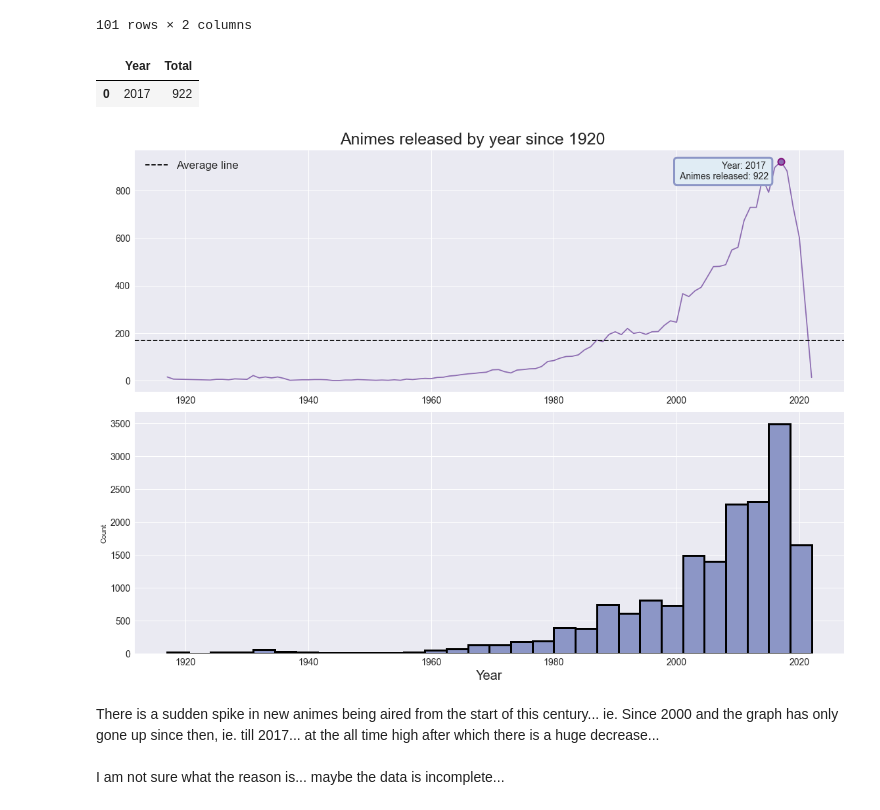
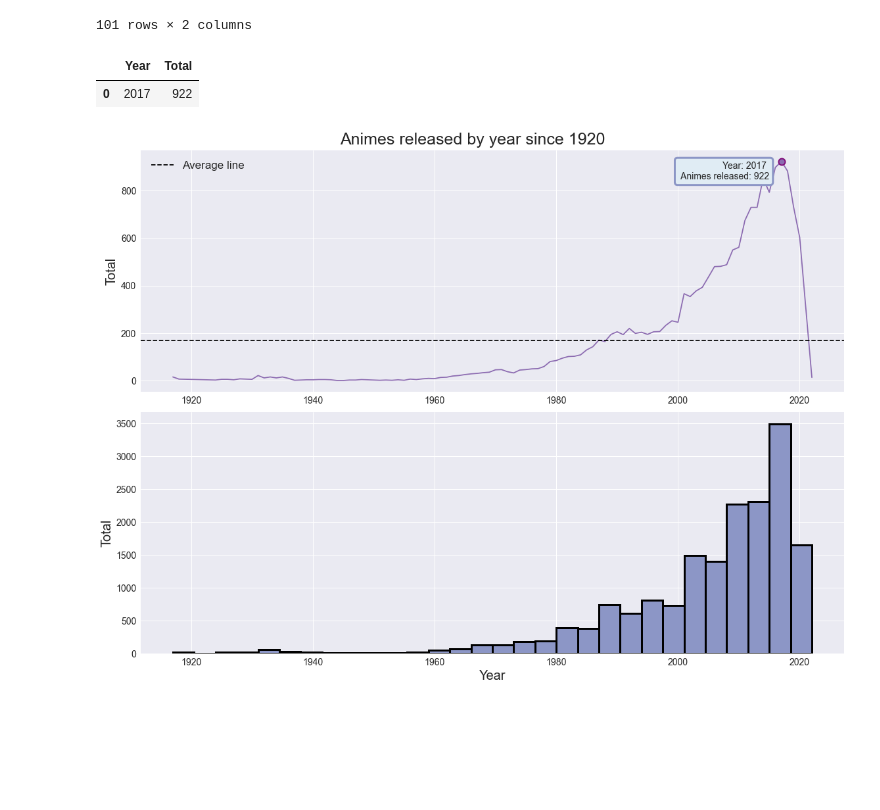
Before and after one commit to NileshSK47/Anime-Dataset-Analysis, a Jupyter notebook: Anime.ipynb, the cells around one changed output. Saved outputs shown, nothing was run; the diff lists cells and outputs as text; code cells hidden in the pictures; blank space fills up the shorter version.

```diff
--- a/Anime.ipynb
+++ b/Anime.ipynb
@@ -93,17 +92,0 @@ list1.index('Movie')
-# %%
-plt.style.use('dark_background')
-plt.figure(figsize = (16,10))
-
-x = plt.barh(sorted_ratings['Name'],sorted_ratings['Score'], edgecolor = 'k')
-for i in range(10):
-    x[i].set_color(colors[list1.index(sorted_ratings.Type[i])])
-    x[i].set_label(sorted_ratings.Type[i])
-
-plt.xlim(8.9, 9.2)
-plt.legend(labels = set(sorted_ratings.Type), fontsize = 14)
-plt.grid(visible = False)
-plt.xticks(size = 14)
-plt.yticks(size = 14)
-
-plt.gca().invert_yaxis()
-plt.show()
@@ -116,7 +97,7 @@ colors = list(sorted(colors)) + list(sorted(colors, reverse = True))
 #shapes
 # rectangle = plt.Rectangle((8.92, 1), 0.05, 0.8, zorder = 5, bbox = dict(pad = 0.3))
 
-plt.style.use('dark_background')
+plt.style.use(['seaborn','dark_background'])
 plt.figure(figsize = (20,10))
 # ax = plt.gca()
 # ax.add_patch(rectangle)
@@ -166,7 +147,7 @@ Unknown      37
 Name: Type, dtype: int64
 # %%
 plt.figure(figsize = (16,10))
-plt.style.use('seaborn')
+plt.style.use(['seaborn'])
 
 color = ['#8dd3c7','#ffffb3','#bebada','#fb8072','#80b1d3','#fdb462','#b3de69']
 
@@ -424,44 +405,43 @@ sorted_year
 | 20 | 2021 | 307 |
 | 64 | 2022 | 14 |
 101 rows × 2 columns
-# %%
-sorted_year[sorted_year['Total'] == 922]
-# %% [output]
-|  | Year | Total |
-| 0 | 2017 | 922 |
+# %%
+sorted_year[sorted_year['Total'] == 922]
+# %% [output]
+|  | Year | Total |
+| 0 | 2017 | 922 |
 # %%
 # circle = plt.Circle((2017,922), 20)
 color = ['#ffffcc','#d9f0a3','#addd8e','#78c679','#31a354','#006837']
 
 plt.style.use('seaborn')
 plt.figure(figsize = (16,12))
 plt.suptitle('Animes released by year since 1920', size = 25)
 
 ax1 = plt.subplot(211)
 ax1.plot(sorted_year.Year, sorted_year.Total, c  = '#8c6bb1')
 ax1.scatter(2017, 922, s = 100, edgecolor = '#810f7c', facecolor = '#8c6bb1', linewidth = 2, zorder = 5)
 ax1.text(2015, 922, 'Year: 2017 \n Animes released: 922', size = 14, verticalalignment = 'top',
          horizontalalignment = 'right',
          bbox = dict(pad = 5, facecolor = '#e0ecf4', edgecolor = '#8c96c6', linewidth = 3,
                      boxstyle = ("round, pad = 0.4,rounding_size = 0.3")))
 ax1.axhline(np.mean(sorted_year.Total), color = 'k', ls = '--', label = 'Average line')
+
 ax1.tick_params(axis = 'both', labelsize = 14)
 ax1.legend(fontsize = 17)
+ax1.set_ylabel('Total', size = 20)
 # ax1.add_patch(circle)
+
 
 ax2 = plt.subplot(212)
 sns.histplot(aired.Start_year, bins = 30, edgecolor = 'k', linewidth = '3', alpha = 1, color = '#8c96c6', ax = ax2)
+
 ax2.set_xlabel('Year', size = 20)
+ax2.set_ylabel('Total', size = 20)
 ax2.tick_params(axis = 'both', labelsize = 14)
 # plt.x
 
 plt.tight_layout()
 plt.show()
 # %% [output]
-[figure, old version]
+[figure, new version]
-# %% [markdown]
-There is a sudden spike in new animes being aired from the start of this century... ie. Since 2000
-and the graph has only gone up since then, ie. till 2017... at the all time high after which there is a huge decrease...
-<br>
-<br>
-I am not sure what the reason is... maybe the data is incomplete...
```
Also changed, not shown: parts of 16 cells of this notebook.
